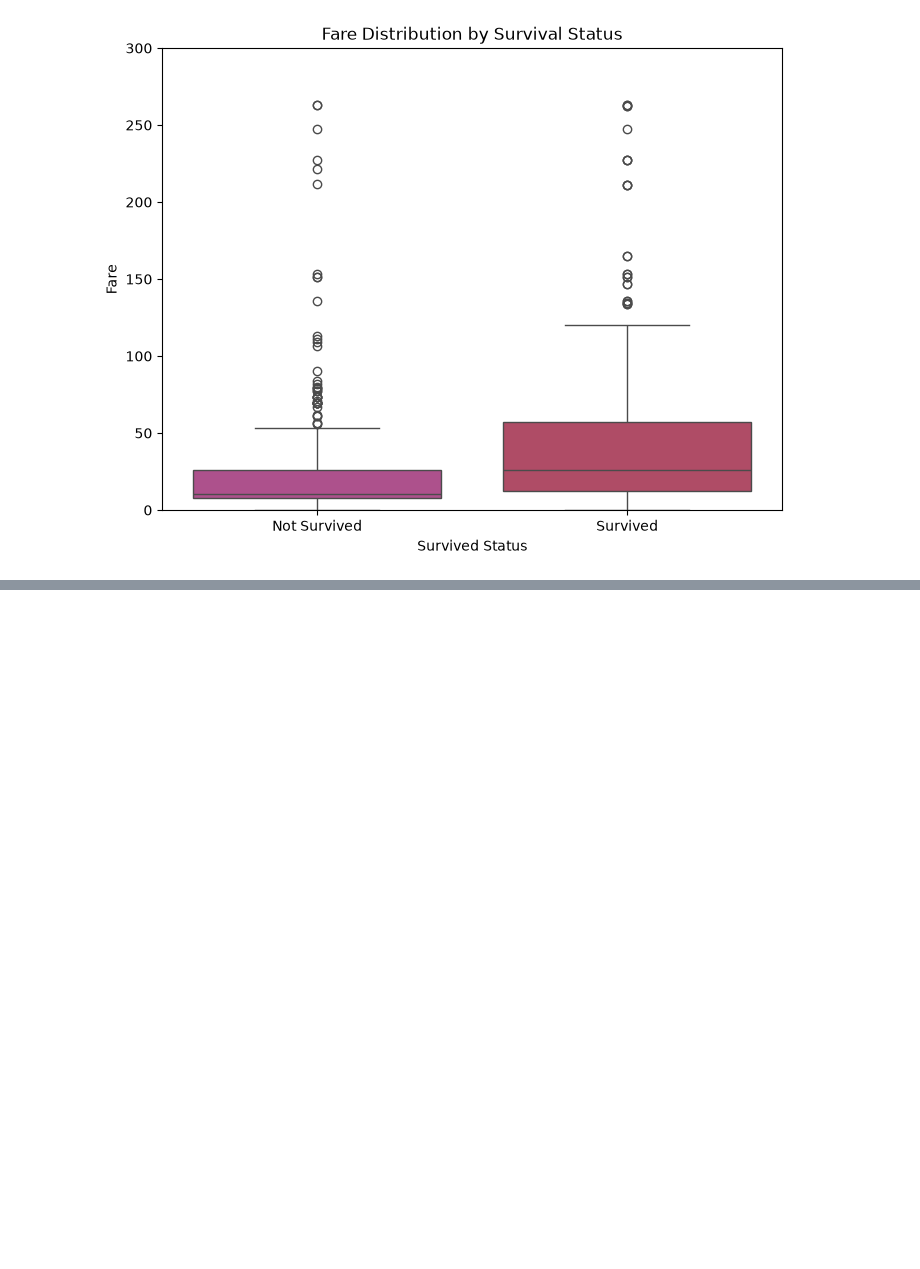
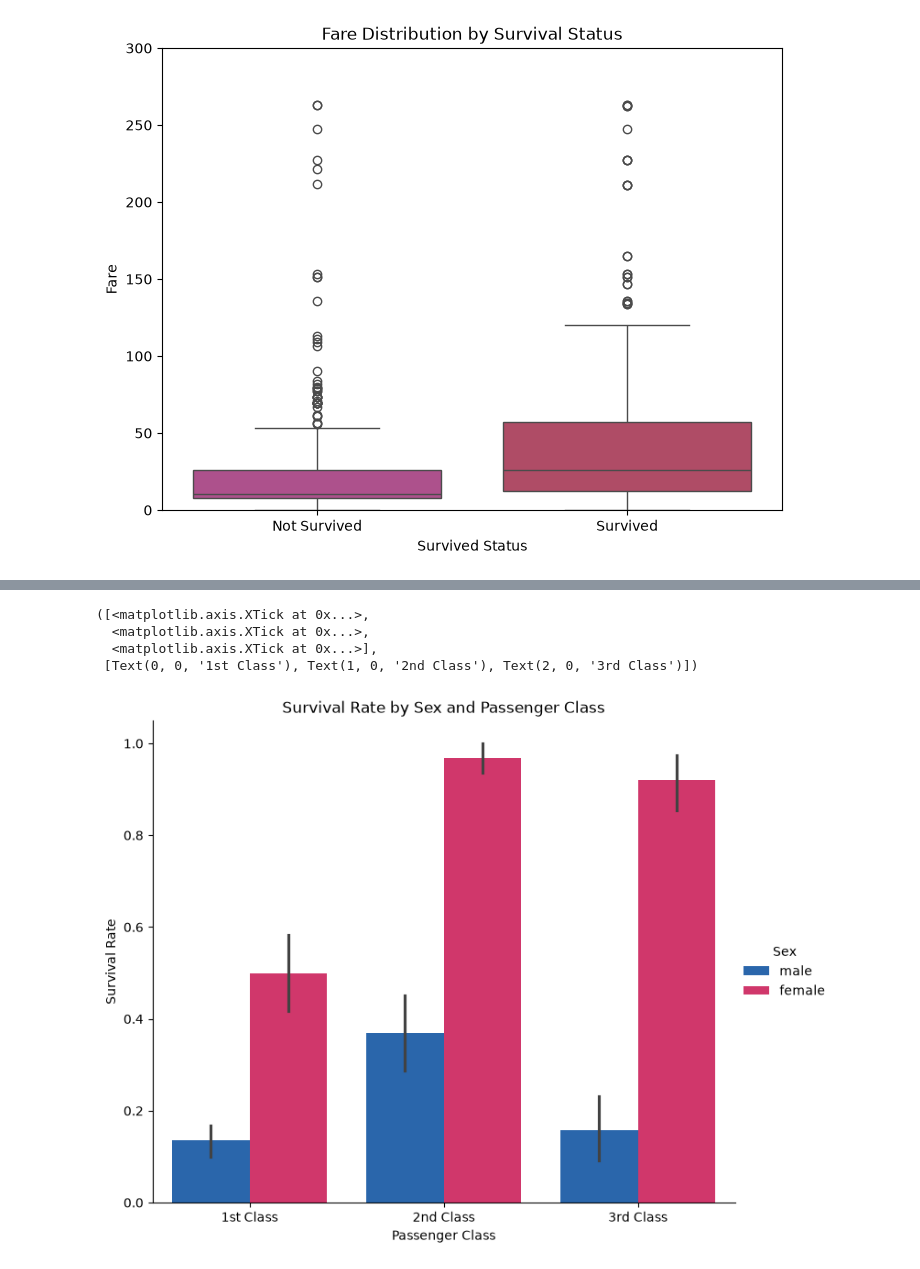
Before and after one commit to Rohit-Bansode/Titanic_Survival_Analysis-EDA, a Jupyter notebook: Notebooks/Titanic_EDA.ipynb, the cells around one changed output, grey strips where cells are left out. Drawn from its saved outputs; the diff is of its cells as text; code cells hidden in the pictures; blank space fills up the shorter version.

```diff
--- a/Notebooks/Titanic_EDA.ipynb
+++ b/Notebooks/Titanic_EDA.ipynb
@@ -328,0 +346,19 @@ sns.boxplot(x="Survived",y="Fare",hue="Survived",data=df,palette=["#BC4291C0","#
+# %%
+## Survival Rate by Sex and Passenger Class
+
+sex_colors = {
+    "male": '#1565C0',      # Strong blue
+    "female": "#E91E63"     # Strong pink
+}
+
+sns.catplot(data=df,x=Passenger_Class,y='Survived',hue='Sex',kind='bar',height=6,aspect=1.2,palette=sex_colors)
+plt.title("Survival Rate by Sex and Passenger Class")
+plt.xlabel("Passenger Class")
+plt.ylabel("Survival Rate")
+plt.xticks([0, 1, 2], ["1st Class", "2nd Class", "3rd Class"])
+# %% [output]
+([<matplotlib.axis.XTick at 0x...>,
+  <matplotlib.axis.XTick at 0x...>,
+  <matplotlib.axis.XTick at 0x...>],
+ [Text(0, 0, '1st Class'), Text(1, 0, '2nd Class'), Text(2, 0, '3rd Class')])
+[figure, added]
```
Also changed, not shown: parts of 8 cells of this notebook.
